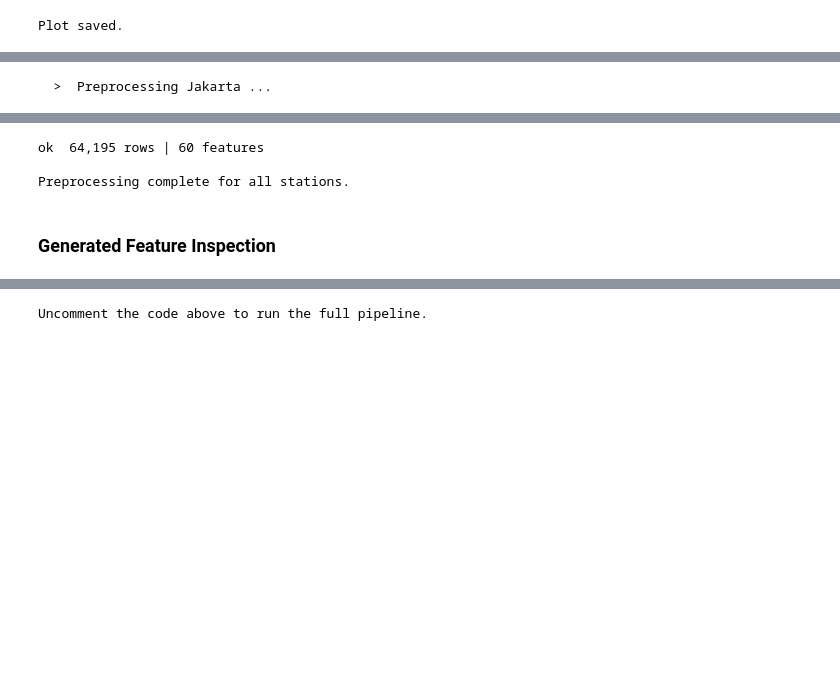
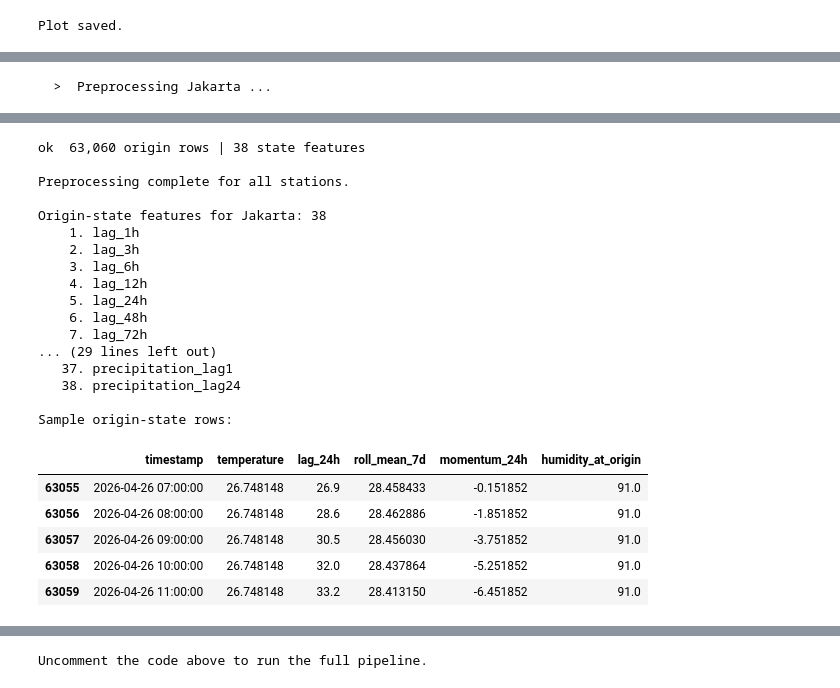
Before and after one commit to Nickwisely97/Code-Portofolio, a Jupyter notebook: Project/Prediction/Temperature Forecast - Gradient Boosting/BMKG_Temperature_Forecast.ipynb, the cells around one changed output, grey strips where cells are left out. Saved outputs shown, nothing was run; the diff lists cells and outputs as text; code cells hidden in the pictures; blank space fills up the shorter version.

```diff
--- a/Project/Prediction/Temperature Forecast - Gradient Boosting/BMKG_Temperature_Forecast.ipynb
+++ b/Project/Prediction/Temperature Forecast - Gradient Boosting/BMKG_Temperature_Forecast.ipynb
@@ -39,21 +39,30 @@ if CODE_DIR not in sys.path:
     sys.path.insert(0, CODE_DIR)
 
 # ─── MAIN CONFIGURATION ────────────────────────────────────────────────────
+# END_TRAIN / TARGET_DATE: leave as None to resolve automatically from the
+# latest data actually available (see Section 3) instead of a hardcoded
+# date that goes stale. Set them explicitly only to reproduce a specific
+# historical experiment.
 CONFIG = {
-    "END_TRAIN":         "2025-12-31",
-    "TARGET_DATE":       "2026-04-30",
-    "STATIONS":          ["Jakarta"], # "Surabaya", "Bandung"
+    "END_TRAIN":         None,
+    "TARGET_DATE":       None,
+    "STATIONS":          ["Jakarta"],  # "Surabaya", "Bandung"
 
     "HISTORICAL_START":  "2019-01-01",
     "FORCE_REFRESH":     False,
     "SAVE_MODEL":        True,
     "SHOW_PLOTS":        False,
     "OUTPUT_DIR":        "output",
+
+    "ORIGIN_STRIDE_HOURS":        24,   # jarak antar forecast origin (jam)
+    "FORECAST_HORIZON_HOURS":     336,  # 14 hari ke depan per origin
+    "TRAIN_BACKTEST_BUFFER_DAYS": 45,   # dipakai kalau END_TRAIN None
+    "LIVE_ORIGIN":       None,          # None = data terbaru yang tersedia
 }
 os.makedirs(CONFIG["OUTPUT_DIR"], exist_ok=True)
 
 print("Configuration:")
 for k, v in CONFIG.items():
-    print(f"   {k:25s}: {v}")
+    print(f"   {k:28s}: {v}")
 # %% [output]
 Configuration:
@@ -167,5 +205,5 @@ Plot saved.
 # %%
-from preprocessing import run_preprocessing, get_feature_columns, TARGET_COL
+from preprocessing import run_preprocessing, get_feature_columns
 
 processed_data = {}
 
@@ -176,8 +214,21 @@ for name, df_raw in raw_data.items():
     print(f"  >  Preprocessing {name} ...", end=" ")
     df_proc = run_preprocessing(df_raw, station_name=name, drop_na=True)
     processed_data[name] = df_proc
-    feat_cols = get_feature_columns(df_proc)
-    print(f"ok  {len(df_proc):,} rows | {len(feat_cols)} features")
+    print(f"ok  {len(df_proc):,} origin rows | {len(get_feature_columns(df_proc))} state features")
 
 print("\nPreprocessing complete for all stations.")
+
+# ─── Inspect one station's origin-state table ───────────────────────────────
+first_station  = CONFIG["STATIONS"][0]
+df_proc_sample = processed_data[first_station]
+feat_cols      = get_feature_columns(df_proc_sample)
+
+print(f"\nOrigin-state features for {first_station}: {len(feat_cols)}")
+for i, c in enumerate(feat_cols, 1):
+    print(f"  {i:3d}. {c}")
+
+print("\nSample origin-state rows:")
+display(df_proc_sample[["timestamp", "temperature",
+                          "lag_24h", "roll_mean_7d",
+                          "momentum_24h", "humidity_at_origin"]].tail(5))
 # %% [output]
@@ -188,5 +239,23 @@ print("\nPreprocessing complete for all stations.")
-ok  64,195 rows | 60 features
+ok  63,060 origin rows | 38 state features
 
 Preprocessing complete for all stations.
+
+Origin-state features for Jakarta: 38
+    1. lag_1h
+    2. lag_3h
+    3. lag_6h
+    4. lag_12h
+    5. lag_24h
+    6. lag_48h
+    7. lag_72h
+... (29 lines left out)
+   37. precipitation_lag1
+   38. precipitation_lag24
+
+Sample origin-state rows:
+|  | timestamp | temperature | lag_24h | roll_mean_7d | momentum_24h | humidity_at_origin |
+| 63055 | 2026-04-26 07:00:00 | 26.748148 | 26.9 | 28.458433 | -0.151852 | 91.0 |
+| 63056 | 2026-04-26 08:00:00 | 26.748148 | 28.6 | 28.462886 | -1.851852 | 91.0 |
+| 63057 | 2026-04-26 09:00:00 | 26.748148 | 30.5 | 28.456030 | -3.751852 | 91.0 |
+| 63058 | 2026-04-26 10:00:00 | 26.748148 | 32.0 | 28.437864 | -5.251852 | 91.0 |
+| 63059 | 2026-04-26 11:00:00 | 26.748148 | 33.2 | 28.413150 | -6.451852 | 91.0 |
-# %% [markdown]
-### Generated Feature Inspection
```
Also changed, not shown: parts of 37 cells of this notebook, 14 other files.
